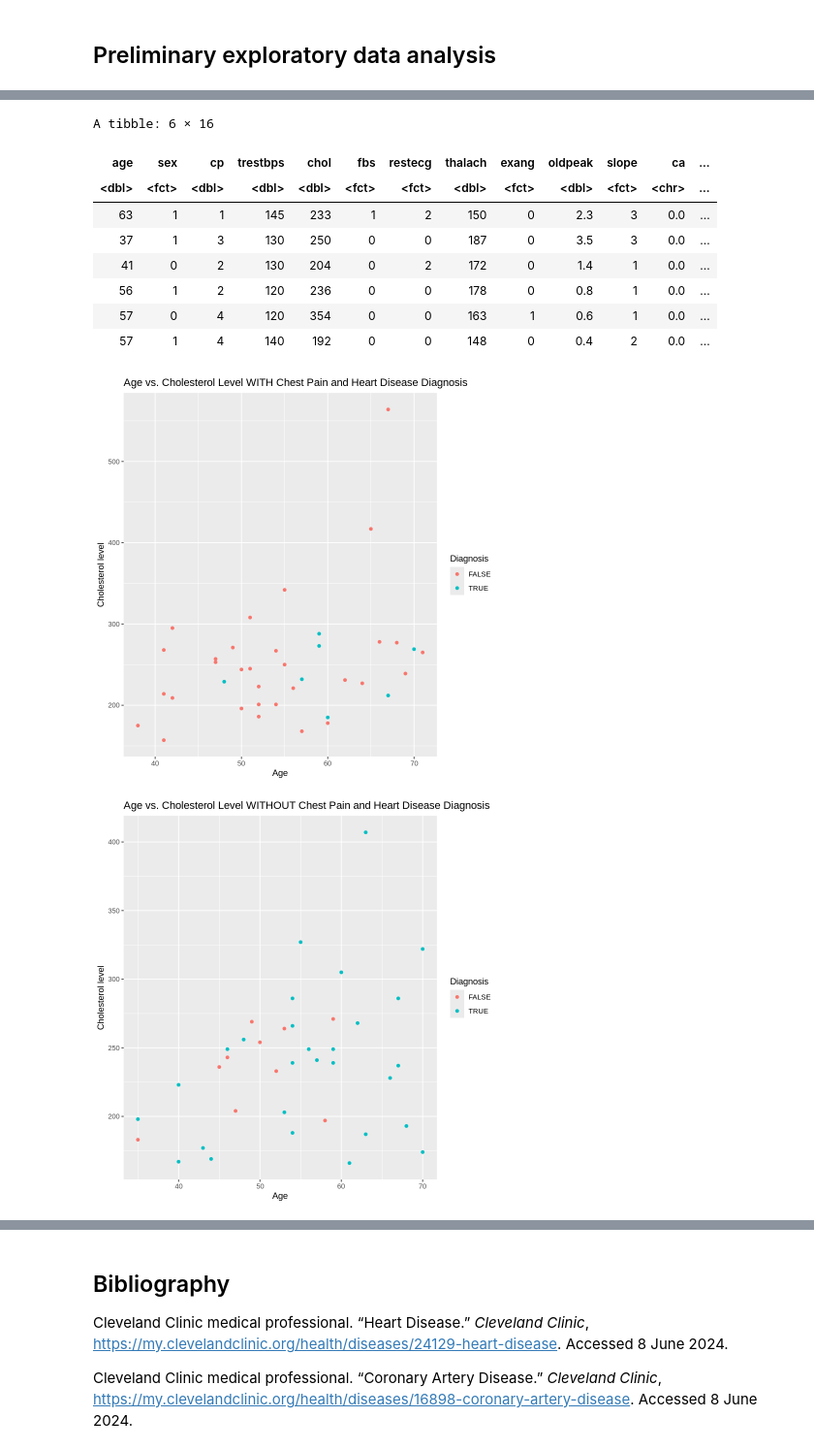
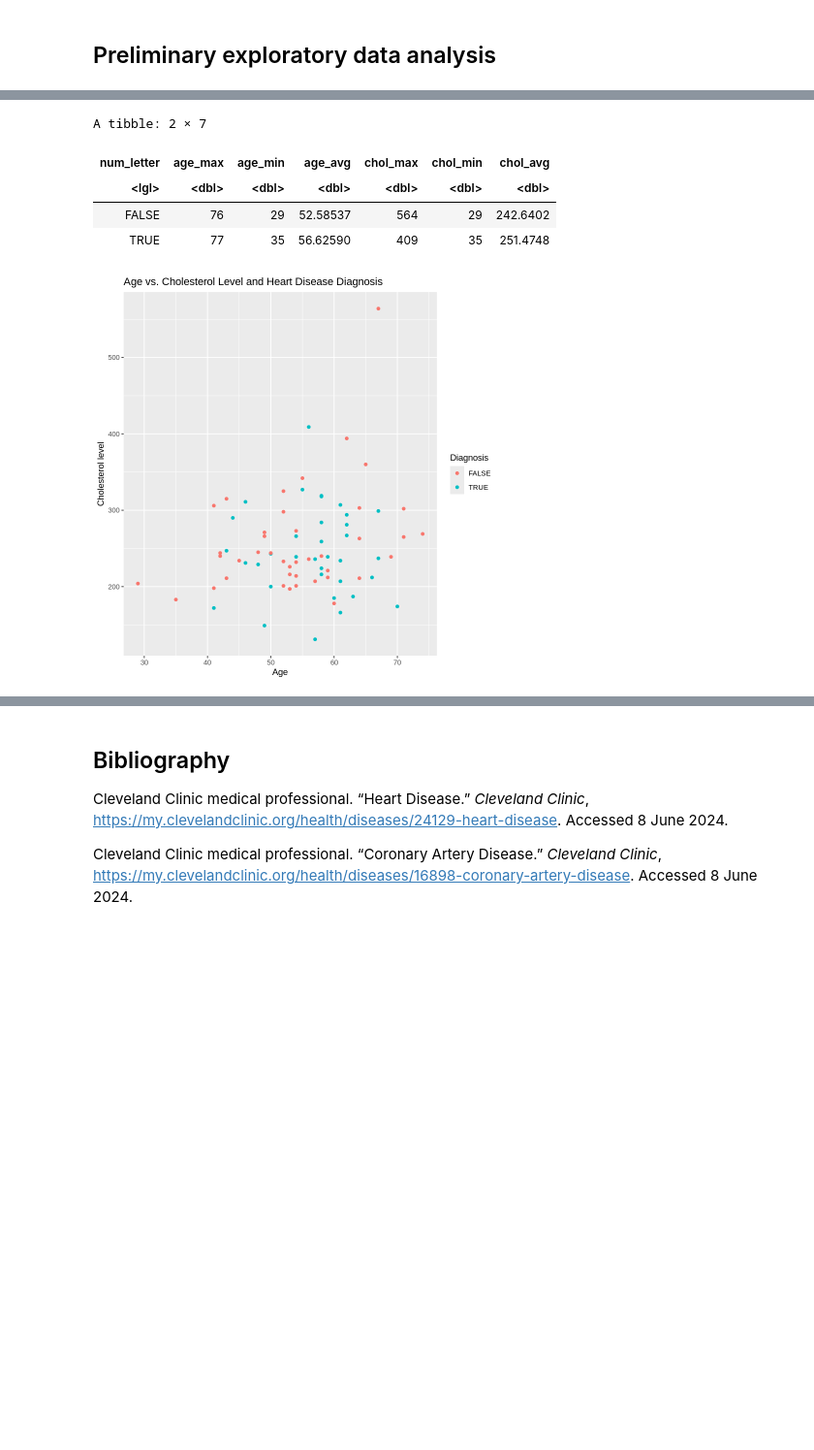
Before and after one commit to Alicele07/dsci-100-personal_project, a Jupyter notebook: project_proposal.ipynb, the cells around one changed output, grey strips where cells are left out. Shown: that part at 97% size. Cells and saved outputs as stored; diff of their text form; code cells hidden in the pictures; blank space fills up the shorter version.

```diff
--- a/project_proposal.ipynb
+++ b/project_proposal.ipynb
@@ -40,10 +36,9 @@ Warning message:
 cleveland <- read_csv("data/heart_disease/processed.cleveland.data",
     col_names = c("age", "sex", "cp", "trestbps", "chol", "fbs", "restecg", "thalach", "exang", "oldpeak", "slope", "ca", "thal", "num"))
 
-#clean and wrangle data
-cleveland <- cleveland |> mutate(diag = num > 0, cp_letter = cp < 4, sex = as.factor(as.integer(sex)), fbs = as.factor(as.integer(fbs)), restecg = as.factor(as.integer(restecg)),
-                      exang = as.factor(as.integer(exang)), slope = as.factor(as.integer(slope)), thal = as.factor(as.integer(thal)))
-head(cleveland)
+#clean and wrangle
+cleveland_graph <- cleveland |> mutate(num_letter = num > 0)
+head(cleveland_graph)
 # %% [output]
 Rows: 303 Columns: 14
 ── Column specification ────────────────────────────────────────────────────────
@@ -69,42 +59,31 @@ A tibble: 6 × 16
 | 56 | 1 | 2 | 120 | 236 | 0 | 0 | 178 | 0 | 0.8 | 1 | 0.0 | ... |
 # %%
 #splitting data into training and testing set
-cleveland_split <- initial_split(cleveland, prop = 0.75, strata = diag)
+cleveland_split <- initial_split(cleveland_graph, prop = 0.75, strata = num_letter)
 cleveland_train <- training(cleveland_split)
 cleveland_test <- testing(cleveland_split)
 
 #summarize training data
-head(cleveland_train)
+diag_summary <- cleveland_graph |>
+    group_by(num_letter) |>
+    summarize(age_max = max(age), age_min = min(age), age_avg = mean(age),
+              chol_max = max(chol), chol_min = min(age), chol_avg = mean(chol))
+diag_summary
 # %% [output]
-A tibble: 6 × 16
+A tibble: 2 × 7
-| age | sex | cp | trestbps | chol | fbs | restecg | thalach | exang | oldpeak | slope | ca | ... |
-| <dbl> | <fct> | <dbl> | <dbl> | <dbl> | <fct> | <fct> | <dbl> | <fct> | <dbl> | <fct> | <chr> | ... |
-| 63 | 1 | 1 | 145 | 233 | 1 | 2 | 150 | 0 | 2.3 | 3 | 0.0 | ... |
-| 37 | 1 | 3 | 130 | 250 | 0 | 0 | 187 | 0 | 3.5 | 3 | 0.0 | ... |
-| 41 | 0 | 2 | 130 | 204 | 0 | 2 | 172 | 0 | 1.4 | 1 | 0.0 | ... |
-| 56 | 1 | 2 | 120 | 236 | 0 | 0 | 178 | 0 | 0.8 | 1 | 0.0 | ... |
-| 57 | 0 | 4 | 120 | 354 | 0 | 0 | 163 | 1 | 0.6 | 1 | 0.0 | ... |
-| 57 | 1 | 4 | 140 | 192 | 0 | 0 | 148 | 0 | 0.4 | 2 | 0.0 | ... |
+| num_letter | age_max | age_min | age_avg | chol_max | chol_min | chol_avg |
+| <lgl> | <dbl> | <dbl> | <dbl> | <dbl> | <dbl> | <dbl> |
+| FALSE | 76 | 29 | 52.58537 | 564 | 29 | 242.6402 |
+| TRUE | 77 | 35 | 56.62590 | 409 | 35 | 251.4748 |
 # %%
-#separate true and false chest pain
-cleveland_test_cp_true <- cleveland_test |> filter(cp_letter == TRUE)
-cleveland_test_cp_false <- cleveland_test |> filter(cp_letter == FALSE)
-
 #visualize testing data
-cp_true_plot <- cleveland_test_cp_true |> ggplot(aes(x = age, y = chol, color = diag)) +
+cleveland_plot <- cleveland_test |> ggplot(aes(x = age, y = chol, color = num_letter)) +
     geom_point() +
     labs(x = "Age", y = "Cholesterol level", color = "Diagnosis") +
-    ggtitle("Age vs. Cholesterol Level WITH Chest Pain and Heart Disease Diagnosis")
-cp_true_plot
-
-cp_false_plot <- cleveland_test_cp_false |> ggplot(aes(x = age, y = chol, color = diag)) +
-    geom_point() +
-    labs(x = "Age", y = "Cholesterol level", color = "Diagnosis") +
-    ggtitle("Age vs. Cholesterol Level WITHOUT Chest Pain and Heart Disease Diagnosis")
-cp_false_plot
+    ggtitle("Age vs. Cholesterol Level and Heart Disease Diagnosis")
+cleveland_plot
 # %% [output]
-[figure, old version]
+[figure, new version]
-[figure, removed]
 # %% [markdown]
 ## Methods:
 
```
Also changed, not shown: parts of 4 cells of this notebook.
